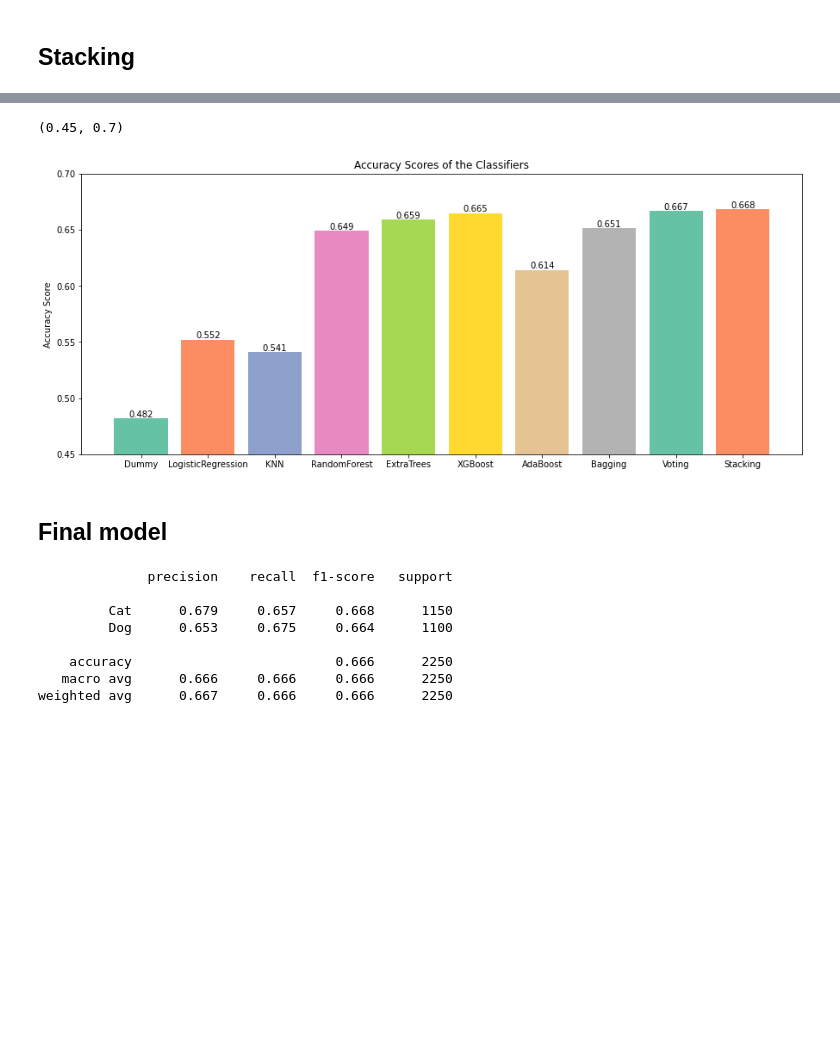
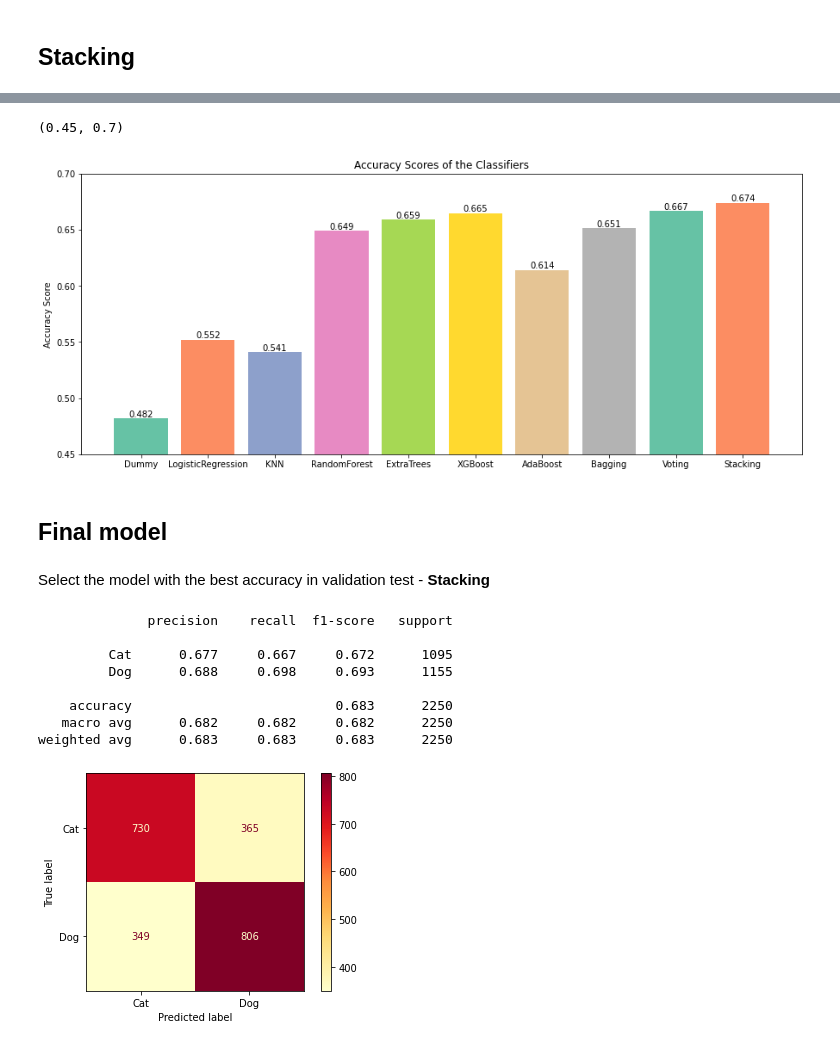
Before and after one commit to noamya-sh/Final-project-SemesterB, a Jupyter notebook: Dogs Vs Cats.ipynb, the cells around one changed output, grey strips where cells are left out. Drawn from its saved outputs; the diff is of its cells as text; code cells hidden in the pictures; blank space fills up the shorter version.

```diff
--- a/Dogs Vs Cats.ipynb
+++ b/Dogs Vs Cats.ipynb
@@ -600,7 +599,11 @@ weighted avg      0.615     0.614     0.614      2500
 # %% [markdown]
 ## Stacking
 # %%
-
+par_xgb={'subsample': 0.8,'reg_lambda': 10.0,'n_estimators': 1600,'min_child_weight': 0.5,'max_depth': 50,
+ 'learning_rate': 0.01,'gamma': 0.5,'colsample_bytree': 1.0,'colsample_bylevel': 1.0}
+par_et={'n_estimators': 1400,'min_samples_split': 2,'min_samples_leaf': 4,'max_features': 'sqrt','max_depth': 100,
+'bootstrap': False}
+par_rf={'n_estimators': 1000,'min_samples_split': 10,'min_samples_leaf': 2,'max_features': 'auto','max_depth': 110,'bootstrap': False}
 pipe_st = Pipeline([('scaler', StandardScaler()),
         ('st',StackingClassifier(estimators=
         [('xgb',XGBClassifier(**par_xgb,use_label_encoder=False,eval_metric='mlogloss')),
@@ -624,7 +627,6 @@ weighted avg     0.6695    0.6680    0.6681      2500
 accuracyxgb=xg_grid.best_score_
 accuracyet=et_random.best_score_
 accuracyrf=rf_random.best_score_
-
 accArr = [accuracydum, accuracyknn, accuracylr, accuracyrf,accuracyet , accuracyxgb,accuracyadb,accuracybag,
                   accuracyvote, accuracyst]
 fig = plt.figure(figsize=(15,6))
@@ -638,19 +640,26 @@ plt.bar_label(ax,fmt='%1.3f')
 plt.ylim(0.45,0.7)
 # %% [output]
 (0.45, 0.7)
-[figure, old version]
+[figure, new version]
 # %% [markdown]
 ## Final model
+# %% [markdown]
+Select the model with the best accuracy in validation test - **Stacking**
 # %%
 finalpred = pipe_st.predict(fin_x_test_pca2)
-# %%
-print(classification_report(final_y_test, finalpred,digits=3,target_names=class_names))
-# %% [output]
-              precision    recall  f1-score   support
-
-         Cat      0.679     0.657     0.668      1150
-         Dog      0.653     0.675     0.664      1100
-
-    accuracy                          0.666      2250
-   macro avg      0.666     0.666     0.666      2250
-weighted avg      0.667     0.666     0.666      2250
+# %%
+print(classification_report(final_y_test, finalpred,digits=3,target_names=class_names))
+from sklearn.metrics import plot_confusion_matrix
+plot_confusion_matrix(pipe_st, fin_x_test_pca2, final_y_test,display_labels=class_names,cmap='YlOrRd')
+plt.grid(False)
+plt.show()
+# %% [output]
+              precision    recall  f1-score   support
+
+         Cat      0.677     0.667     0.672      1095
+         Dog      0.688     0.698     0.693      1155
+
+    accuracy                          0.683      2250
+   macro avg      0.682     0.682     0.682      2250
+weighted avg      0.683     0.683     0.683      2250
+[figure, added]
```
Also changed, not shown: parts of 53 cells of this notebook.
